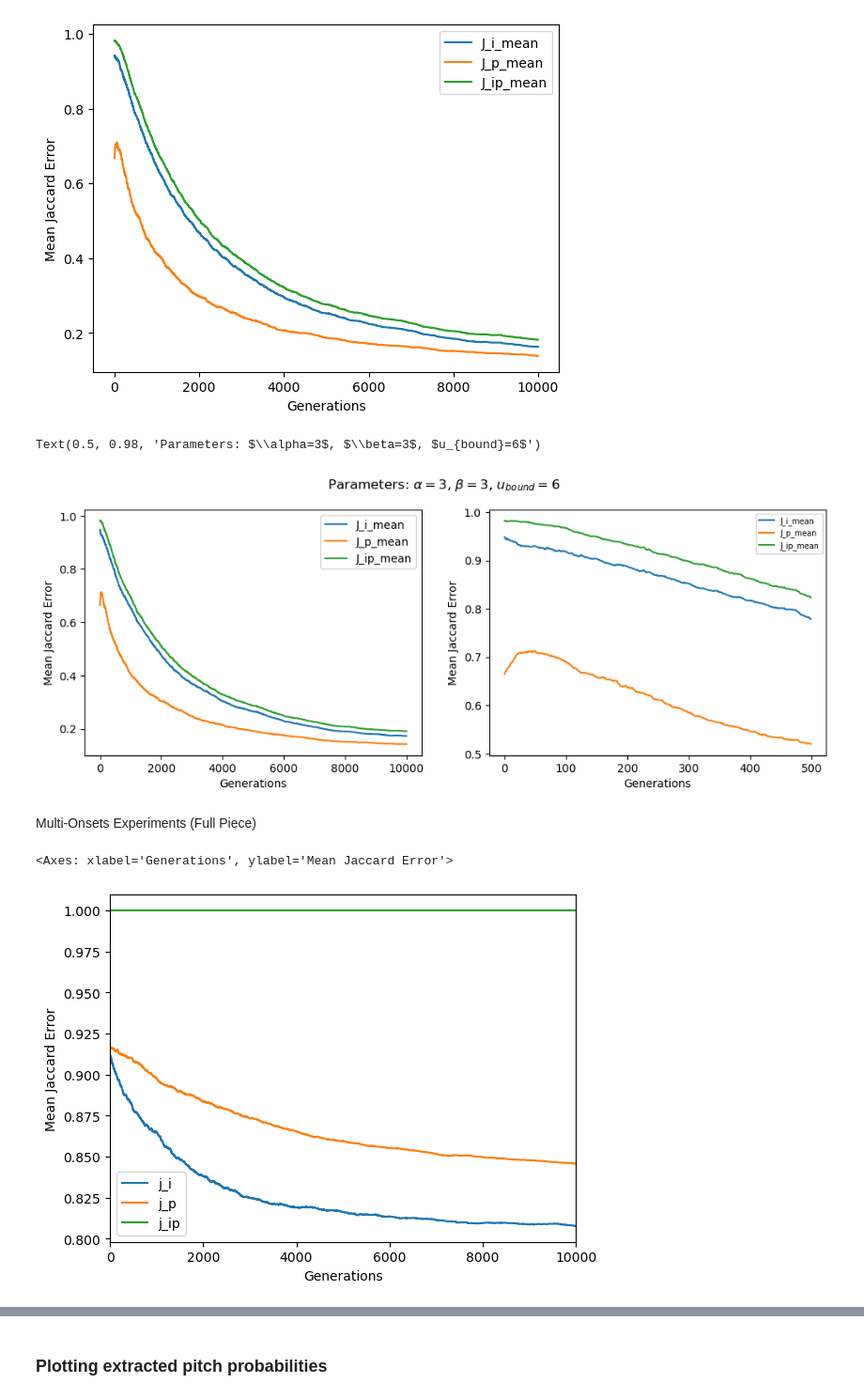
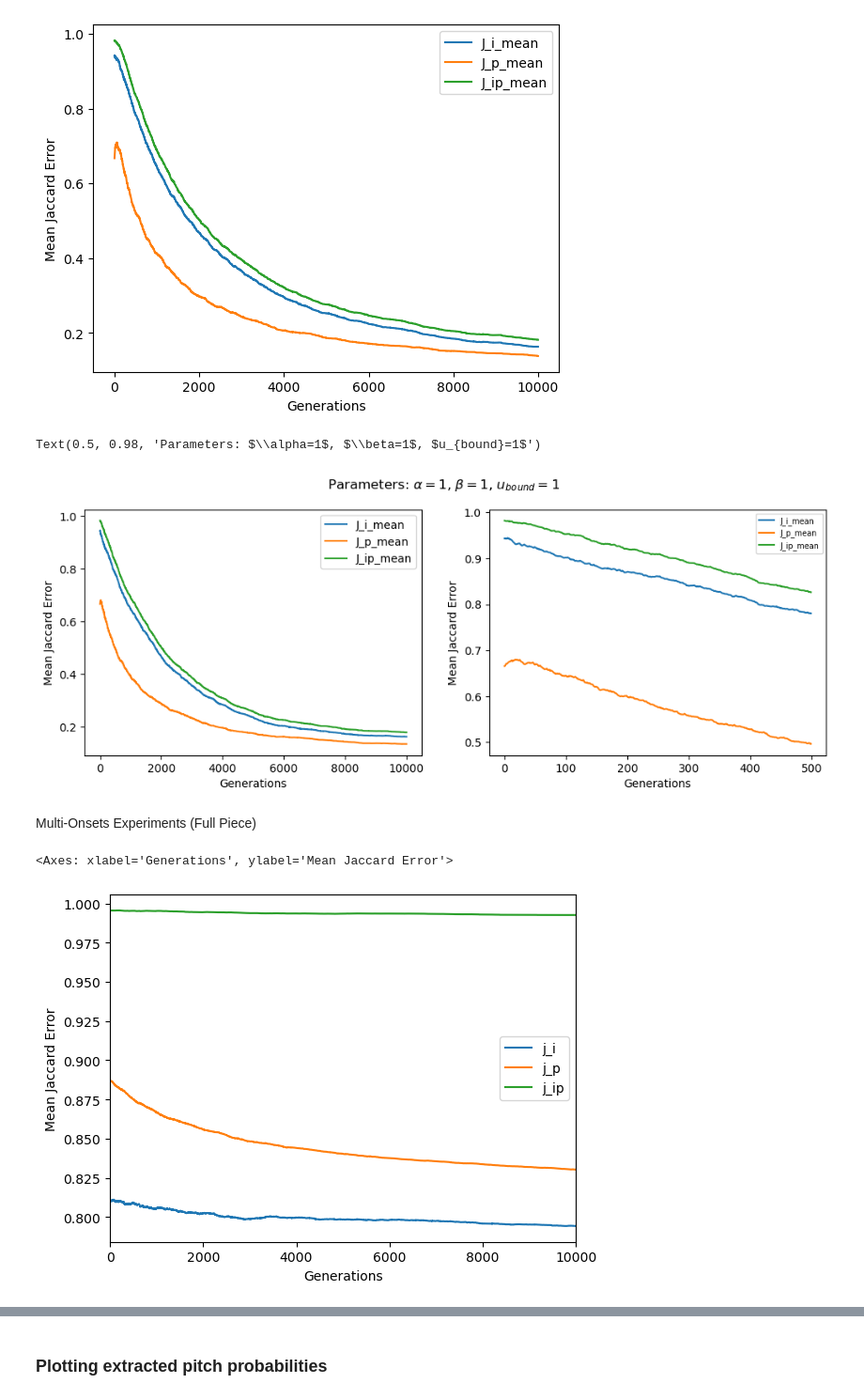
Before and after one commit to jd-rub/MA-thesis, a Jupyter notebook: notebooks/plotting.ipynb, the cells around one changed output, grey strips where cells are left out. Shown at 94% size. Saved outputs shown, nothing was run; the diff lists cells and outputs as text; code cells hidden in the pictures.

Commit message:
updates plots

```diff
--- a/notebooks/plotting.ipynb
+++ b/notebooks/plotting.ipynb
@@ -137,29 +137,29 @@ ax[1].plot(np.arange(0, 500), j_ip_means[0:500], label="J_ip_mean")
 ax[1].set_xlabel("Generations")
 ax[1].set_ylabel("Mean Jaccard Error")
 ax[1].legend(fontsize='x-small')
-fig.suptitle(r"Parameters: $\alpha=3$, $\beta=3$, $u_{bound}=6$")
+fig.suptitle(r"Parameters: $\alpha=1$, $\beta=1$, $u_{bound}=1$")
 # %% [output]
-Text(0.5, 0.98, 'Parameters: $\\alpha=3$, $\\beta=3$, $u_{bound}=6$')
+Text(0.5, 0.98, 'Parameters: $\\alpha=1$, $\\beta=1$, $u_{bound}=1$')
-[figure, old version]
+[figure, new version]
 # %% [markdown]
 Multi-Onsets Experiments (Full Piece)
 # %%
-experiment_name = "tiny_aam/300_1_10000_0.05_5_10_1_20_0.9954_15_10_1sec_convlog"
+experiment_name = "tiny_aam/300_1_10000_0.05_5_10_1_20_0.9954_15_10_1sec_repeat"
 root_path = f"./experiments/{experiment_name}/"
 csv_files = glob.glob(root_path + "**/*.csv", recursive=True)
 j_i, j_p, j_ip, fitness = pd.DataFrame(), pd.DataFrame(), pd.DataFrame(), pd.DataFrame()
 for i, file in enumerate(csv_files):
     df = pd.read_csv(file)
     j_i = pd.concat([j_i, df["j_i"]], axis=1)
     j_p = pd.concat([j_p, df["j_p"]], axis=1)
     j_ip = pd.concat([j_ip, df["j_ip"]], axis=1)
     fitness = pd.concat([fitness, df["fitness"]], axis=1)
 df = pd.DataFrame({"j_i":list(j_i.mean(axis=1)), "j_p":list(j_p.mean(axis=1)), "j_ip":list(j_ip.mean(axis=1))})
 df_fit = fitness.mean(axis=1)
 df.plot(xlabel="Generations", ylabel="Mean Jaccard Error", xlim=(0, 10000))
 # %% [output]
 <Axes: xlabel='Generations', ylabel='Mean Jaccard Error'>
-[figure, old version]
+[figure, new version]
 # %%
 df_fit.plot(xlabel="Generations", ylabel="Mean Fitness", xlim=(0, 10000))
 # %% [output]
```
Also changed, not shown: parts of 14 cells of this notebook, 1 other file.
